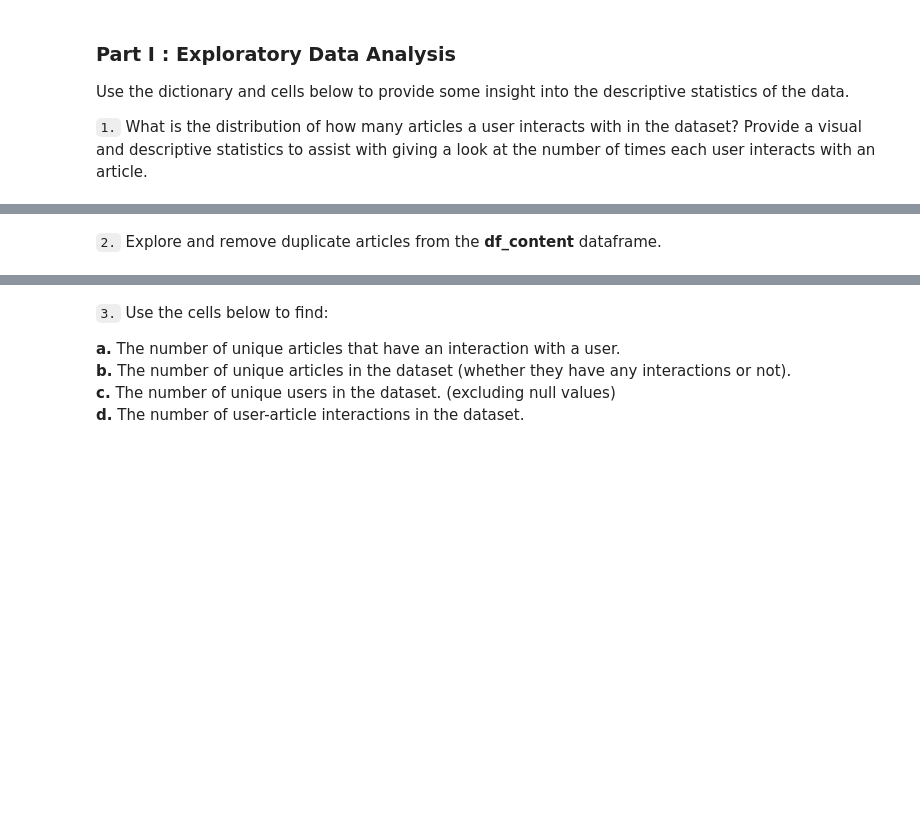
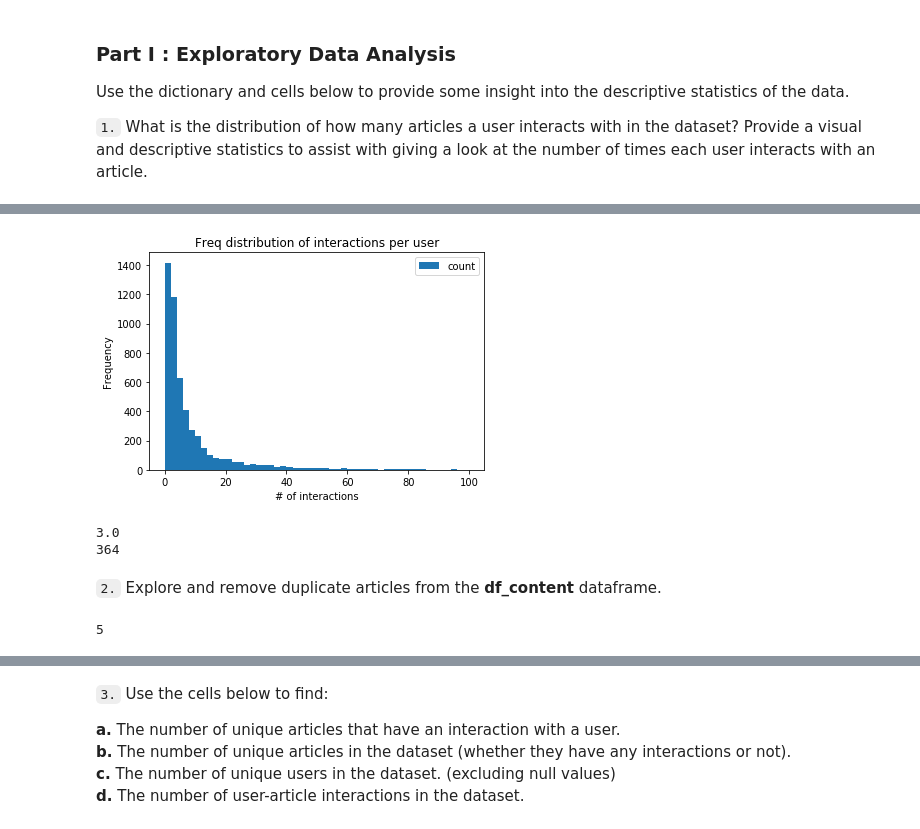
Before and after one commit to chziha/Data-Scientist-Udacity-Nanodegree, a Jupyter notebook: Recommendations-with-IBM/Recommendations_with_IBM.ipynb, the cells around one changed output, grey strips where cells are left out. Saved outputs shown, nothing was run; the diff lists cells and outputs as text; code cells hidden in the pictures; blank space fills up the shorter version.

```diff
--- a/Recommendations-with-IBM/Recommendations_with_IBM.ipynb
+++ b/Recommendations-with-IBM/Recommendations_with_IBM.ipynb
@@ -60,0 +73,4 @@ Use the dictionary and cells below to provide some insight into the descriptive
+# %%
+user_freq = df.groupby('email').count()['article_id'].reset_index().rename({'article_id':'count'}, axis = 1)
+
+user_freq.describe()
@@ -61,9 +87,25 @@ Use the dictionary and cells below to provide some insight into the descriptive
+# %%
+ax = user_freq.plot(y = 'count', kind = 'hist', bins=50, range = (0, 100), figsize = (6, 4),
+                    title = 'Freq distribution of interactions per user')
+ax.set_xlabel('# of interactions')
+plt.show()
+# %% [output]
+[figure, added]
 # %%
 # Fill in the median and maximum number of user_article interactios below
 
-median_val = # 50% of individuals interact with ____ number of articles or fewer.
-max_views_by_user = # The maximum number of user-article interactions by any 1 user is ______.
+median_val = user_freq['count'].median() # 50% of individuals interact with ____ number of articles or fewer.
+max_views_by_user = user_freq['count'].max() # The maximum number of user-article interactions by any 1 user is ______.
+
+print(median_val)
+print(max_views_by_user)
+# %% [output]
+3.0
+364
 # %% [markdown]
 `2.` Explore and remove duplicate articles from the **df_content** dataframe.
 # %%
 # Find and explore duplicate articles
+df_content.duplicated(['article_id']).sum()
+# %% [output]
+5
```
Also changed, not shown: parts of 12 cells of this notebook.
